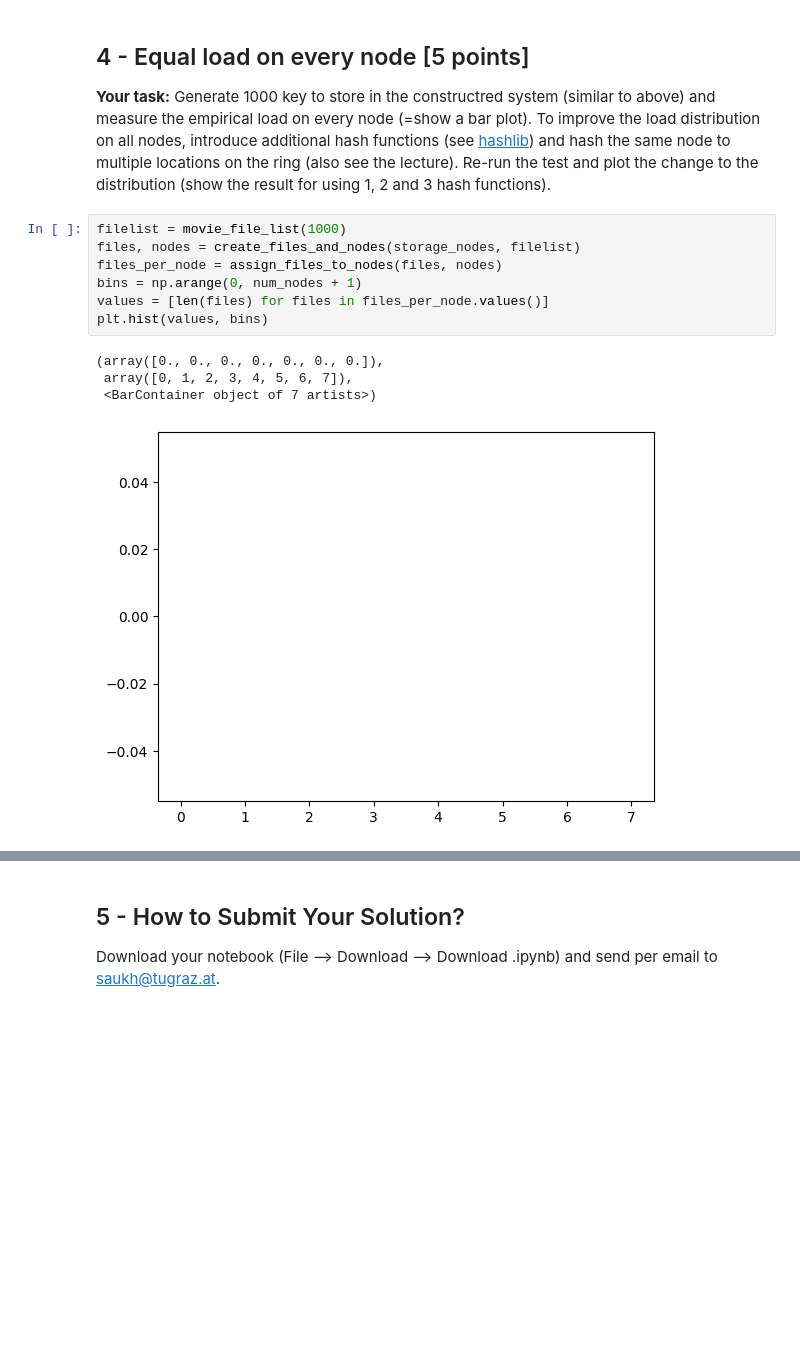
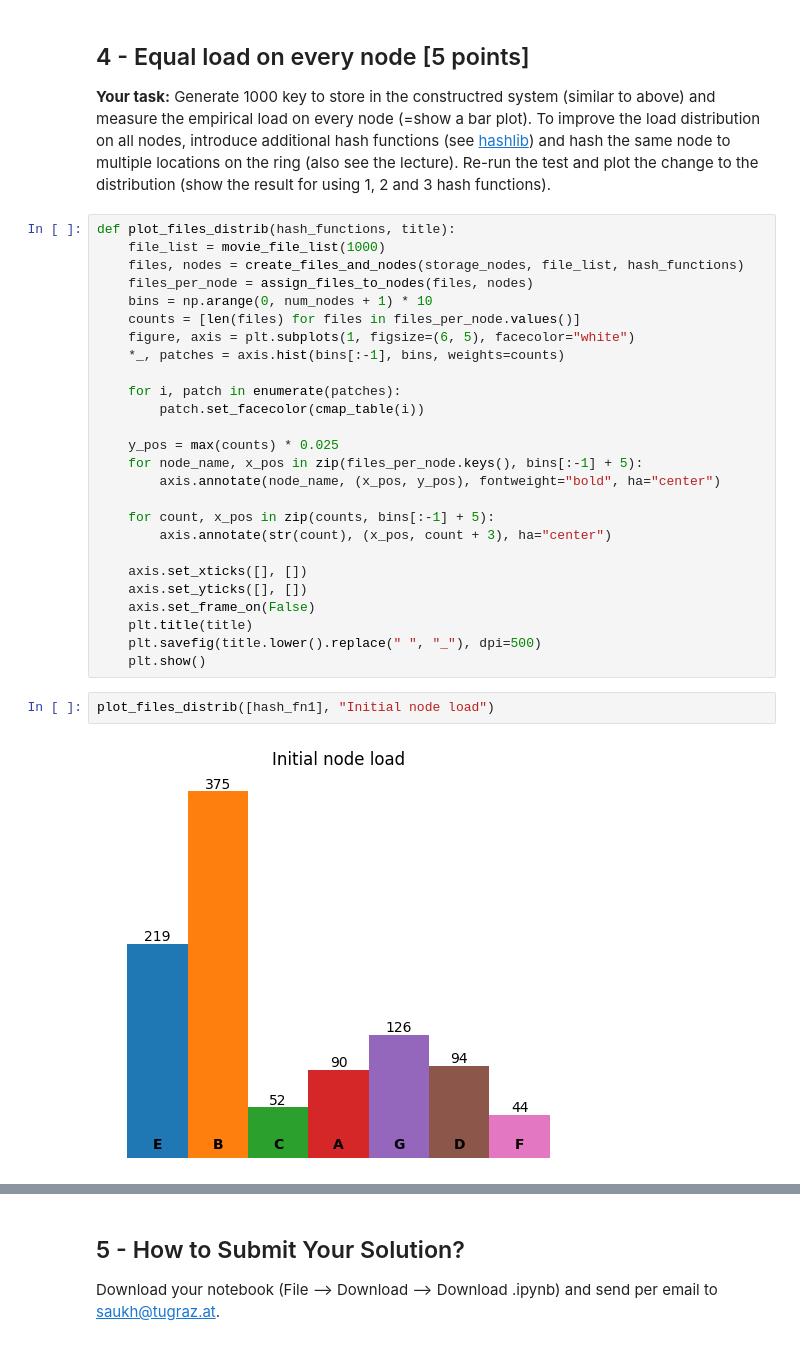
Before and after one commit to xmihol00/fault_tolerant_algorithms, a Jupyter notebook: project_03/Project_03__Distributed_Storage_Systems.ipynb, the cells around one changed output, grey strips where cells are left out. Drawn from its saved outputs; the diff is of its cells as text; blank space fills up the shorter version.

```diff
--- a/project_03/Project_03__Distributed_Storage_Systems.ipynb
+++ b/project_03/Project_03__Distributed_Storage_Systems.ipynb
@@ -271,15 +277,33 @@ print(route_to_key("B", "f0.mov", ftabs, files_per_node))
 ## 4 - Equal load on every node [5 points]
 
 **Your task:** Generate 1000 key to store in the constructred system (similar to above) and measure the empirical load on every node (=show a bar plot). To improve the load distribution on all nodes, introduce additional hash functions (see [hashlib](https://docs.python.org/3/library/hashlib.html)) and hash the same node to multiple locations on the ring (also see the lecture). Re-run the test and plot the change to the distribution (show the result for using 1, 2 and 3 hash functions).
-# %%
-filelist = movie_file_list(1000)
-files, nodes = create_files_and_nodes(storage_nodes, filelist)
-files_per_node = assign_files_to_nodes(files, nodes)
-bins = np.arange(0, num_nodes + 1)
-values = [len(files) for files in files_per_node.values()]
-plt.hist(values, bins)
-# %% [output]
-(array([0., 0., 0., 0., 0., 0., 0.]),
- array([0, 1, 2, 3, 4, 5, 6, 7]),
- <BarContainer object of 7 artists>)
-[figure, removed]
+# %%
+def plot_files_distrib(hash_functions, title):
+    file_list = movie_file_list(1000)
+    files, nodes = create_files_and_nodes(storage_nodes, file_list, hash_functions)
+    files_per_node = assign_files_to_nodes(files, nodes)
+    bins = np.arange(0, num_nodes + 1) * 10
+    counts = [len(files) for files in files_per_node.values()]
+    figure, axis = plt.subplots(1, figsize=(6, 5), facecolor="white")
+    *_, patches = axis.hist(bins[:-1], bins, weights=counts)
+
+    for i, patch in enumerate(patches):
+        patch.set_facecolor(cmap_table(i))
+
+    y_pos = max(counts) * 0.025
+    for node_name, x_pos in zip(files_per_node.keys(), bins[:-1] + 5):
+        axis.annotate(node_name, (x_pos, y_pos), fontweight="bold", ha="center")
+
+    for count, x_pos in zip(counts, bins[:-1] + 5):
+        axis.annotate(str(count), (x_pos, count + 3), ha="center")
+
+    axis.set_xticks([], [])
+    axis.set_yticks([], [])
+    axis.set_frame_on(False)
+    plt.title(title)
+    plt.savefig(title.lower().replace(" ", "_"), dpi=500)
+    plt.show()
+# %%
+plot_files_distrib([hash_fn1], "Initial node load")
+# %% [output]
+[figure, added]
```
Also changed, not shown: parts of 7 cells of this notebook, 5 other files.
